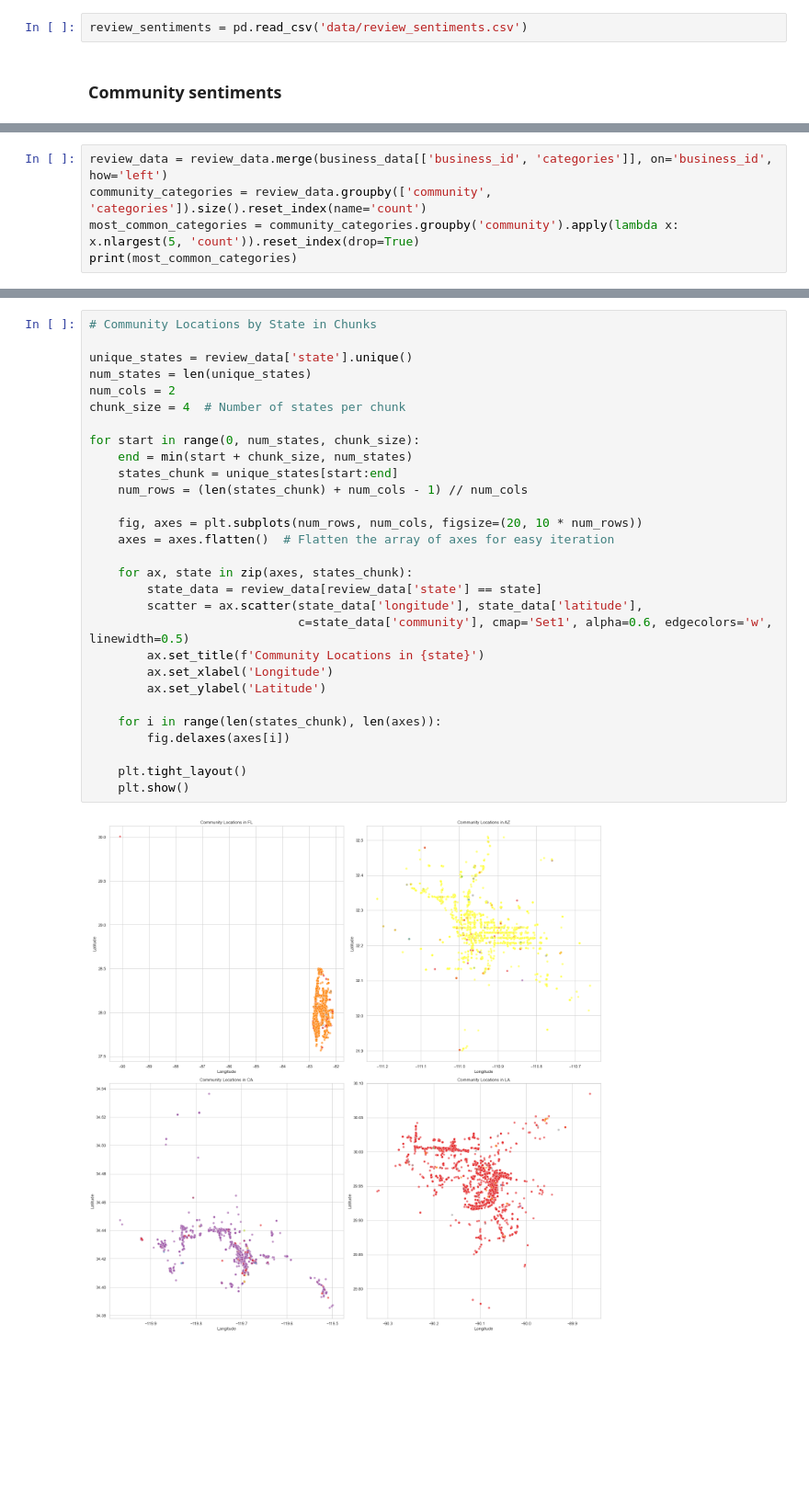
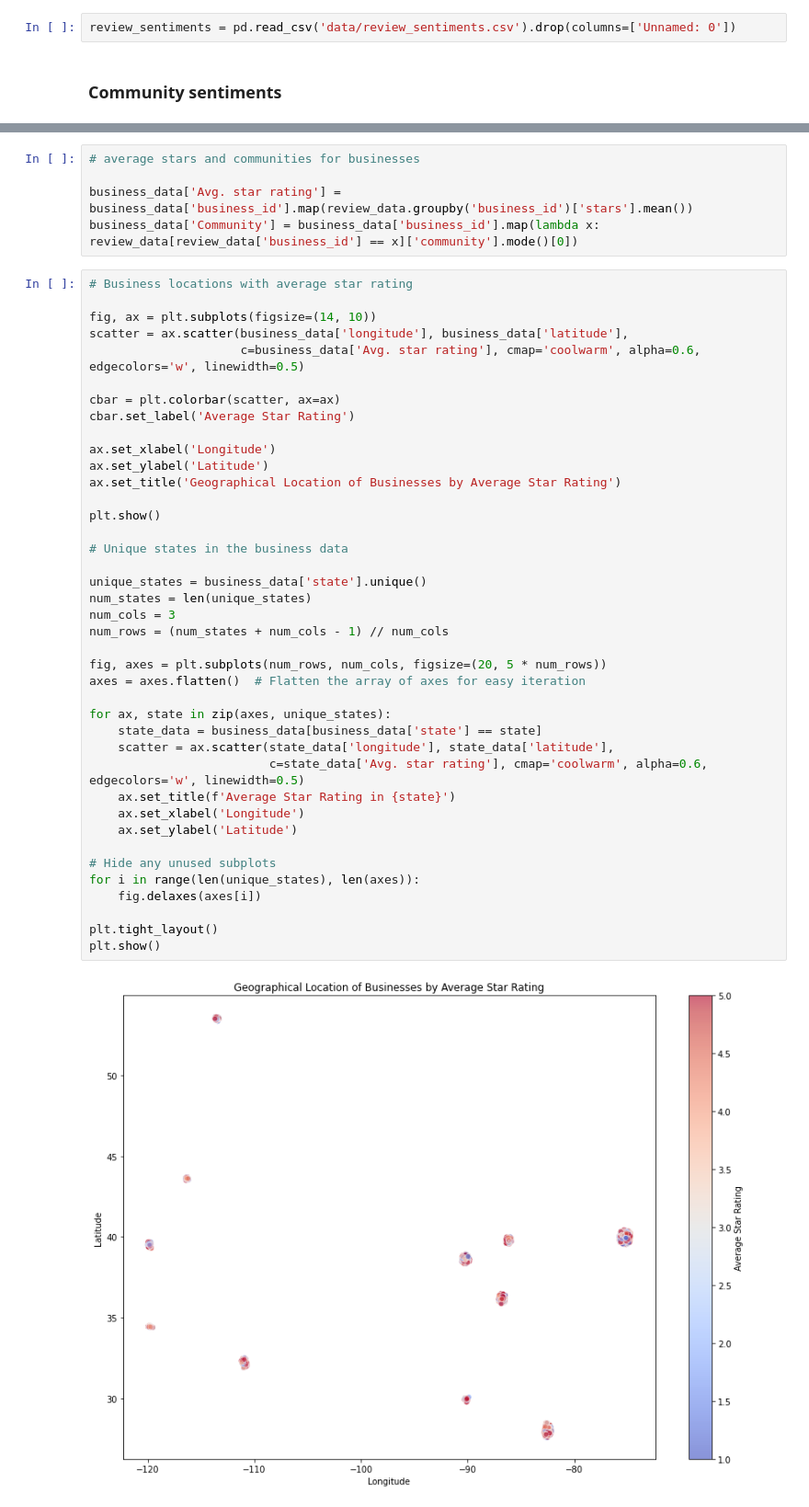
Before and after one commit to FredBingz/02805YelpProject, a Jupyter notebook: structure.ipynb, the cells around one changed output, grey strips where cells are left out. Shown at 92% size. Drawn from its saved outputs; the diff is of its cells as text; blank space fills up the shorter version.

```diff
--- a/structure.ipynb
+++ b/structure.ipynb
@@ -403,4 +424,4 @@ review_data.head()
 # %%
-review_sentiments = pd.read_csv('data/review_sentiments.csv')
+review_sentiments = pd.read_csv('data/review_sentiments.csv').drop(columns=['Unnamed: 0'])
 # %% [markdown]
 ### Community sentiments
@@ -534,5 +560,0 @@ plt.show()
-# %%
-review_data = review_data.merge(business_data[['business_id', 'categories']], on='business_id', how='left')
-community_categories = review_data.groupby(['community', 'categories']).size().reset_index(name='count')
-most_common_categories = community_categories.groupby('community').apply(lambda x: x.nlargest(5, 'count')).reset_index(drop=True)
-print(most_common_categories)
@@ -629,31 +565,47 @@ plt.show()
+# %%
+# average stars and communities for businesses
+
+business_data['Avg. star rating'] = business_data['business_id'].map(review_data.groupby('business_id')['stars'].mean())
+business_data['Community'] = business_data['business_id'].map(lambda x: review_data[review_data['business_id'] == x]['community'].mode()[0])
 # %%
-# Community Locations by State in Chunks
+# Business locations with average star rating
 
-unique_states = review_data['state'].unique()
+fig, ax = plt.subplots(figsize=(14, 10))
+scatter = ax.scatter(business_data['longitude'], business_data['latitude'],
+                     c=business_data['Avg. star rating'], cmap='coolwarm', alpha=0.6, edgecolors='w', linewidth=0.5)
+
+cbar = plt.colorbar(scatter, ax=ax)
+cbar.set_label('Average Star Rating')
+
+ax.set_xlabel('Longitude')
+ax.set_ylabel('Latitude')
+ax.set_title('Geographical Location of Businesses by Average Star Rating')
+
+plt.show()
+
+# Unique states in the business data
+
+unique_states = business_data['state'].unique()
 num_states = len(unique_states)
-num_cols = 2
-chunk_size = 4  # Number of states per chunk
+num_cols = 3
+num_rows = (num_states + num_cols - 1) // num_cols
 
-for start in range(0, num_states, chunk_size):
-    end = min(start + chunk_size, num_states)
-    states_chunk = unique_states[start:end]
-    num_rows = (len(states_chunk) + num_cols - 1) // num_cols
+fig, axes = plt.subplots(num_rows, num_cols, figsize=(20, 5 * num_rows))
+axes = axes.flatten()  # Flatten the array of axes for easy iteration
 
-    fig, axes = plt.subplots(num_rows, num_cols, figsize=(20, 10 * num_rows))
-    axes = axes.flatten()  # Flatten the array of axes for easy iteration
+for ax, state in zip(axes, unique_states):
+    state_data = business_data[business_data['state'] == state]
+    scatter = ax.scatter(state_data['longitude'], state_data['latitude'],
+                         c=state_data['Avg. star rating'], cmap='coolwarm', alpha=0.6, edgecolors='w', linewidth=0.5)
+    ax.set_title(f'Average Star Rating in {state}')
+    ax.set_xlabel('Longitude')
+    ax.set_ylabel('Latitude')
 
-    for ax, state in zip(axes, states_chunk):
-        state_data = review_data[review_data['state'] == state]
-        scatter = ax.scatter(state_data['longitude'], state_data['latitude'],
-                             c=state_data['community'], cmap='Set1', alpha=0.6, edgecolors='w', linewidth=0.5)
-        ax.set_title(f'Community Locations in {state}')
-        ax.set_xlabel('Longitude')
-        ax.set_ylabel('Latitude')
+# Hide any unused subplots
+for i in range(len(unique_states), len(axes)):
+    fig.delaxes(axes[i])
 
-    for i in range(len(states_chunk), len(axes)):
-        fig.delaxes(axes[i])
-
-    plt.tight_layout()
-    plt.show()
+plt.tight_layout()
+plt.show()
 # %% [output]
-[figure, old version]
+[figure, new version]
```
Also changed, not shown: parts of 36 cells of this notebook.
